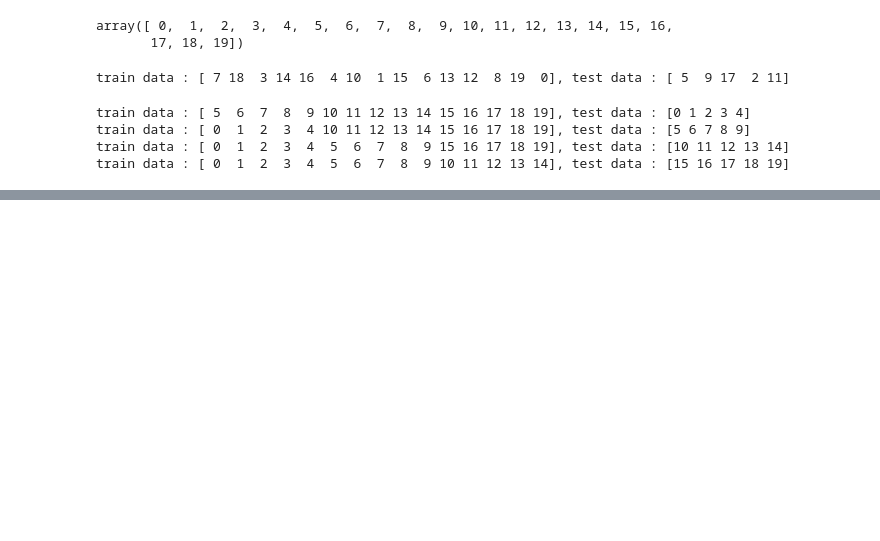
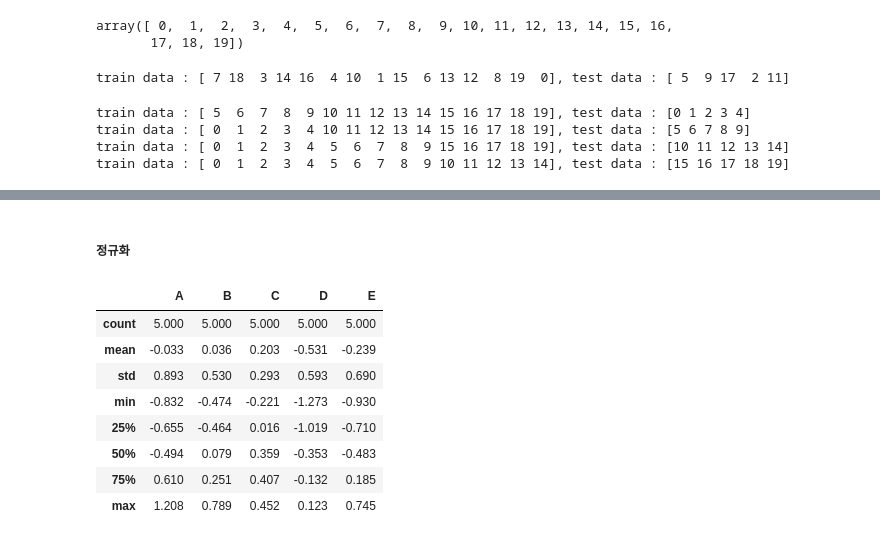
Before and after one commit to rubinkim/public_data, a Jupyter notebook: chapter_07/ch07_scikit-learn.ipynb, the cells around one changed output, grey strips where cells are left out. Cells and saved outputs as stored; diff of their text form; code cells hidden in the pictures; blank space fills up the shorter version.

```diff
--- a/chapter_07/ch07_scikit-learn.ipynb
+++ b/chapter_07/ch07_scikit-learn.ipynb
@@ -100,3 +101,19 @@ data_standard_melt.head()
 # %%
 fig = px.box(data_frame=data_standard_melt, x="column", y="value")
 fig
+# %% [markdown]
+##### 정규화
+# %%
+# 적용전
+data = pd.DataFrame(data = np.random.randn(5,5), columns=["A","B","C","D","E"])
+data.describe().round(3)
+# %% [output]
+|  | A | B | C | D | E |
+| count | 5.000 | 5.000 | 5.000 | 5.000 | 5.000 |
+| mean | -0.033 | 0.036 | 0.203 | -0.531 | -0.239 |
+| std | 0.893 | 0.530 | 0.293 | 0.593 | 0.690 |
+| min | -0.832 | -0.474 | -0.221 | -1.273 | -0.930 |
+| 25% | -0.655 | -0.464 | 0.016 | -1.019 | -0.710 |
+| 50% | -0.494 | 0.079 | 0.359 | -0.353 | -0.483 |
+| 75% | 0.610 | 0.251 | 0.407 | -0.132 | 0.185 |
+| max | 1.208 | 0.789 | 0.452 | 0.123 | 0.745 |
```
Also changed, not shown: parts of 12 cells of this notebook.
